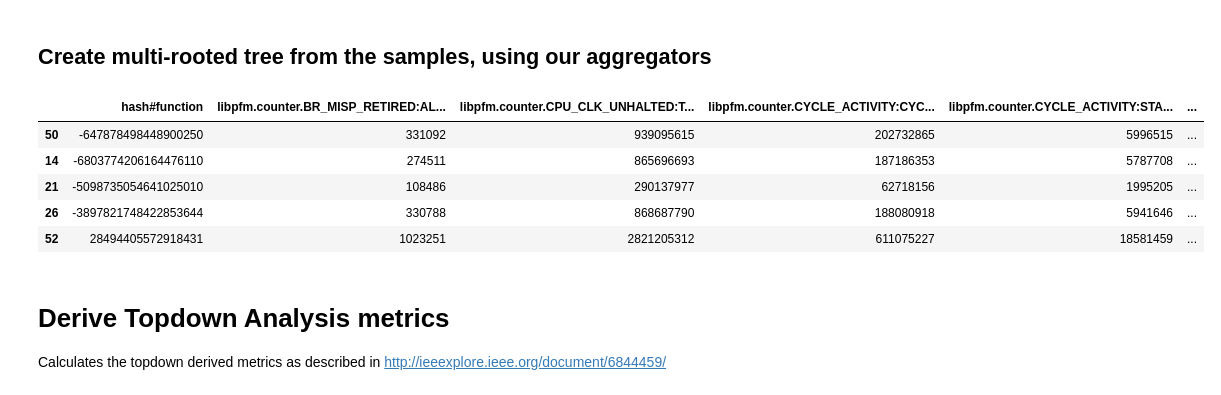
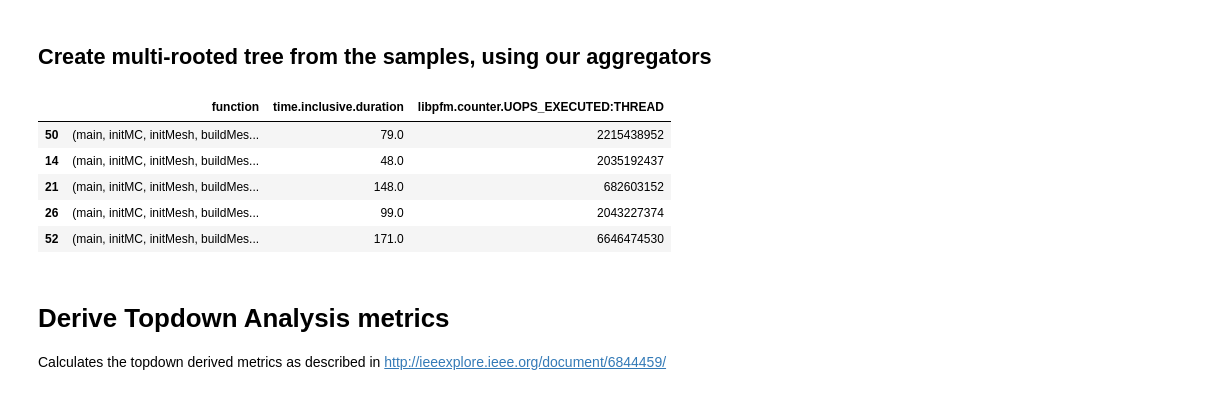
Before and after one commit to LLNL/caliper-examples, a Jupyter notebook: jupyter_notebooks/Quicksilver Topdown Analysis.ipynb, the cells around one changed output. Cells and saved outputs as stored; diff of their text form; code cells hidden in the pictures.

```diff
--- a/jupyter_notebooks/Quicksilver Topdown Analysis.ipynb
+++ b/jupyter_notebooks/Quicksilver Topdown Analysis.ipynb
@@ -54,14 +54,14 @@ aggregators
 ## Create multi-rooted tree from the samples, using our aggregators
 # %%
 mrt = hatchet.MultiRootTree.from_samples(df, 'function', aggregators)
-mrt.df_nodes.head()
+mrt.df_nodes[['function', 'time.inclusive.duration', 'libpfm.counter.UOPS_EXECUTED:THREAD']].head()
 # %% [output]
-|  | hash#function | libpfm.counter.BR_MISP_RETIRED:AL... | libpfm.counter.CPU_CLK_UNHALTED:T... | libpfm.counter.CYCLE_ACTIVITY:CYC... | libpfm.counter.CYCLE_ACTIVITY:STA... | ... |
-| 50 | -647878498448900250 | 331092 | 939095615 | 202732865 | 5996515 | ... |
-| 14 | -6803774206164476110 | 274511 | 865696693 | 187186353 | 5787708 | ... |
-| 21 | -5098735054641025010 | 108486 | 290137977 | 62718156 | 1995205 | ... |
-| 26 | -3897821748422853644 | 330788 | 868687790 | 188080918 | 5941646 | ... |
-| 52 | 28494405572918431 | 1023251 | 2821205312 | 611075227 | 18581459 | ... |
+|  | function | time.inclusive.duration | libpfm.counter.UOPS_EXECUTED:THREAD |
+| 50 | (main, initMC, initMesh, buildMes... | 79.0 | 2215438952 |
+| 14 | (main, initMC, initMesh, buildMes... | 48.0 | 2035192437 |
+| 21 | (main, initMC, initMesh, buildMes... | 148.0 | 682603152 |
+| 26 | (main, initMC, initMesh, buildMes... | 99.0 | 2043227374 |
+| 52 | (main, initMC, initMesh, buildMes... | 171.0 | 6646474530 |
 # %% [markdown]
 # Derive Topdown Analysis metrics
 Calculates the topdown derived metrics as described in http://ieeexplore.ieee.org/document/6844459/
```
Also changed, not shown: parts of 5 cells of this notebook.
